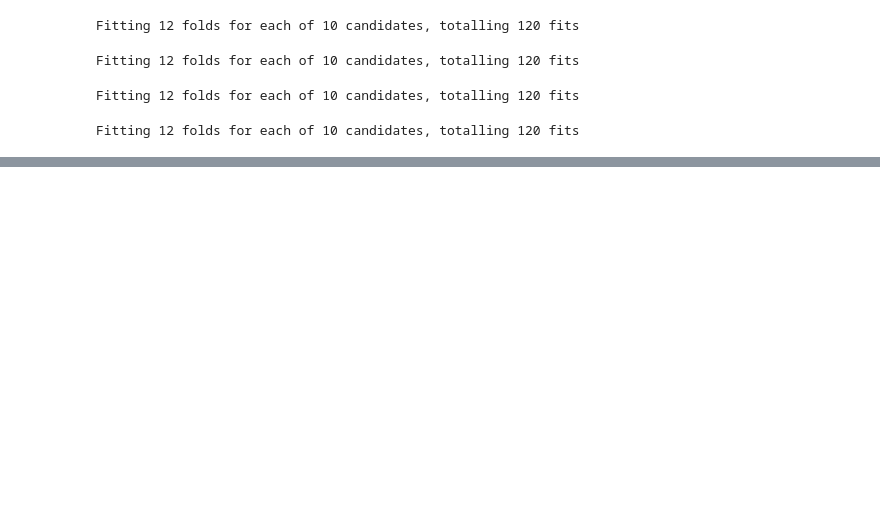
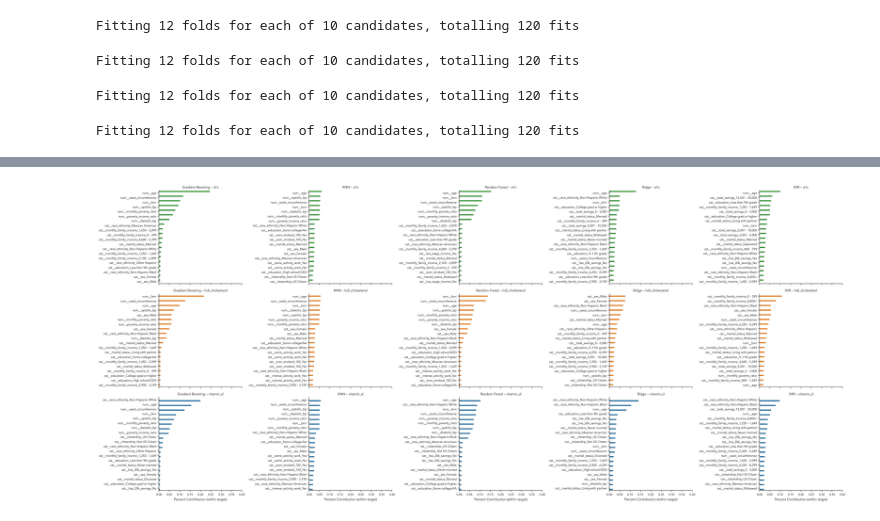
Before and after one commit to ahollyday/nhanes-health-regression, a Jupyter notebook: notebooks/03_model_tuning_comparison.ipynb, the cells around one changed output, grey strips where cells are left out. Saved outputs shown, nothing was run; the diff lists cells and outputs as text; code cells hidden in the pictures; blank space fills up the shorter version.

```diff
--- a/notebooks/03_model_tuning_comparison.ipynb
+++ b/notebooks/03_model_tuning_comparison.ipynb
@@ -623,8 +659,4 @@ plt.show()
 # %%
-from sklearn.inspection import permutation_importance
-import pandas as pd
-import numpy as np
-
 # Dictionary of best trained pipelines
 best_models = {
     "Random Forest": best_rf,
@@ -678,7 +710,7 @@ for model_name, pipe in best_models.items():
             "Model": model_name,
             "Target": col,
             "Feature": feature_names,
-            "Importance": importances
+            "Importance": importances.ravel()
         }).sort_values("Importance", ascending=False)
 
         importances_all.append(df)
@@ -694,28 +744,30 @@ all_importances_df["NormWithinTarget"] = (
 # %%
 top_n = 20
 
 top_features_df = (
     all_importances_df
     .groupby(["Model", "Target"], group_keys=False)
     .apply(lambda df: df.nlargest(top_n, "NormWithinTarget"))
 )
 
 g = sns.catplot(
     data=top_features_df,
     kind="bar",
     x="NormWithinTarget", y="Feature",
     hue="Target",
     col="Model", row="Target",
     palette=target_colors,
     sharex=True, sharey=False,
     height=4, aspect=1.4
 )
 
 g.set_titles("{col_name} – {row_name}")
 g.set_axis_labels("Percent Contribution (within target)", "")
 if g._legend:
     g._legend.set_title("")
 for ax in g.axes.flat:
-    ax.set_xlim(0, 1)
+    ax.set_xlim(0, .4)
 plt.tight_layout()
 plt.show()
+# %% [output]
+[figure, added]
```
Also changed, not shown: parts of 7 cells of this notebook.
